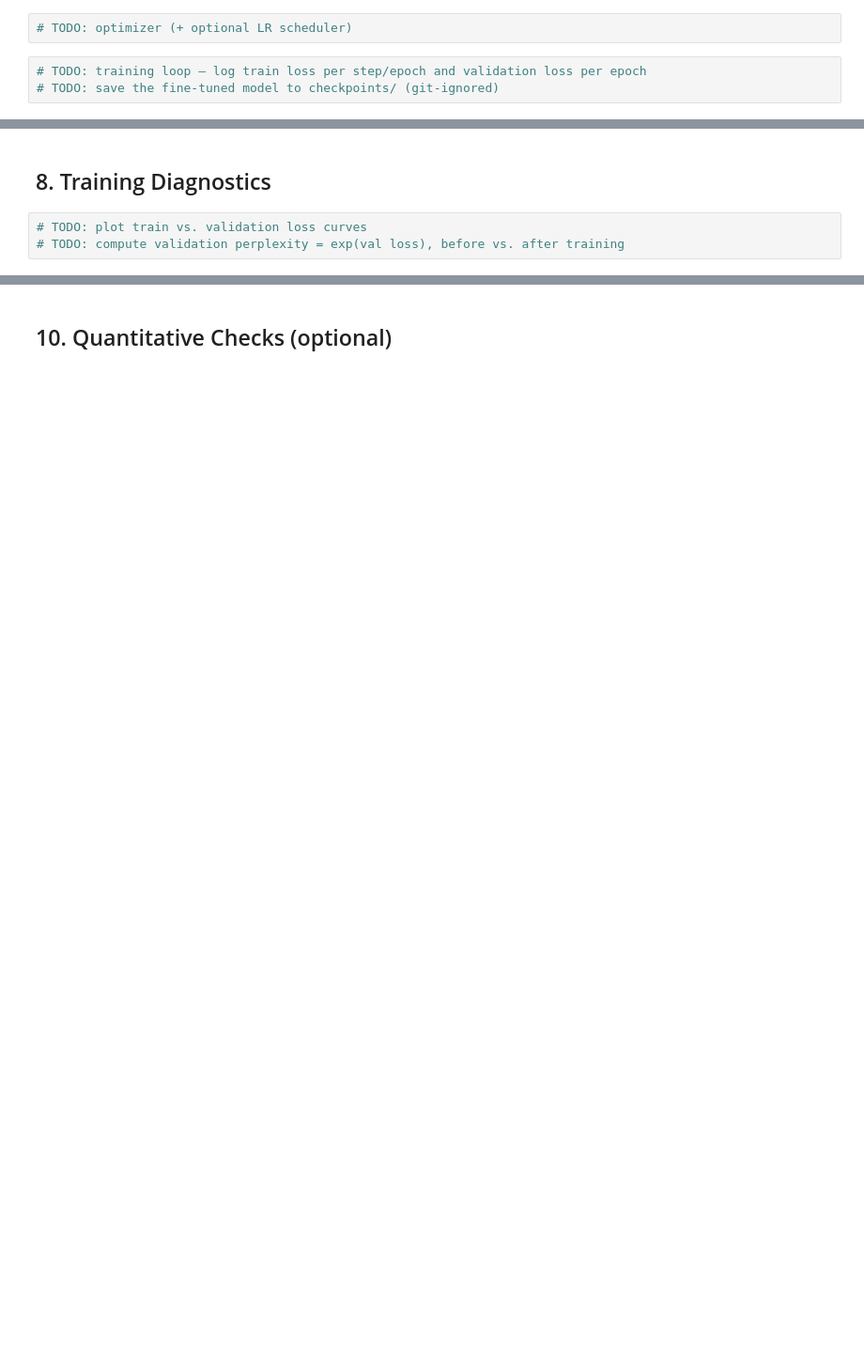
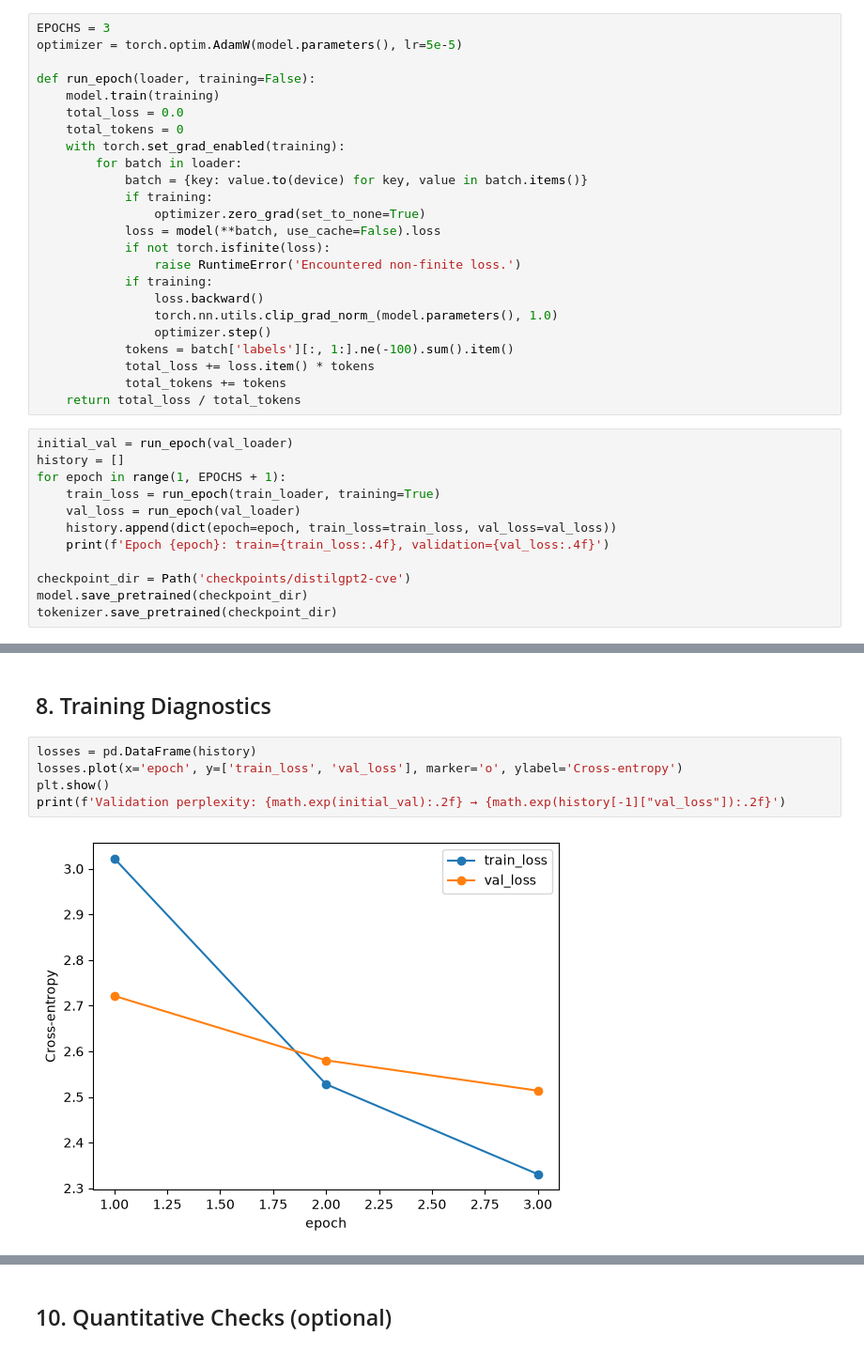
Before and after one commit to vutran-us/generative-ai-applications-project, a Jupyter notebook: generative_model.ipynb, the cells around one changed output, grey strips where cells are left out. Shown at 94% size. Cells and saved outputs as stored; diff of their text form; blank space fills up the shorter version.

```diff
--- a/generative_model.ipynb
+++ b/generative_model.ipynb
@@ -75,5 +334,36 @@ _TODO: why this data suits a generative task (human-written by CNAs, consistent
 # %%
-# TODO: optimizer (+ optional LR scheduler)
+EPOCHS = 3
+optimizer = torch.optim.AdamW(model.parameters(), lr=5e-5)
+
+def run_epoch(loader, training=False):
+    model.train(training)
+    total_loss = 0.0
+    total_tokens = 0
+    with torch.set_grad_enabled(training):
+        for batch in loader:
+            batch = {key: value.to(device) for key, value in batch.items()}
+            if training:
+                optimizer.zero_grad(set_to_none=True)
+            loss = model(**batch, use_cache=False).loss
+            if not torch.isfinite(loss):
+                raise RuntimeError('Encountered non-finite loss.')
+            if training:
+                loss.backward()
+                torch.nn.utils.clip_grad_norm_(model.parameters(), 1.0)
+                optimizer.step()
+            tokens = batch['labels'][:, 1:].ne(-100).sum().item()
+            total_loss += loss.item() * tokens
+            total_tokens += tokens
+    return total_loss / total_tokens
 # %%
-# TODO: training loop — log train loss per step/epoch and validation loss per epoch
-# TODO: save the fine-tuned model to checkpoints/ (git-ignored)
+initial_val = run_epoch(val_loader)
+history = []
+for epoch in range(1, EPOCHS + 1):
+    train_loss = run_epoch(train_loader, training=True)
+    val_loss = run_epoch(val_loader)
+    history.append(dict(epoch=epoch, train_loss=train_loss, val_loss=val_loss))
+    print(f'Epoch {epoch}: train={train_loss:.4f}, validation={val_loss:.4f}')
+
+checkpoint_dir = Path('checkpoints/distilgpt2-cve')
+model.save_pretrained(checkpoint_dir)
+tokenizer.save_pretrained(checkpoint_dir)
@@ -80,5 +377,9 @@ _TODO: why this data suits a generative task (human-written by CNAs, consistent
 # %% [markdown]
 ## 8. Training Diagnostics
 # %%
-# TODO: plot train vs. validation loss curves
-# TODO: compute validation perplexity = exp(val loss), before vs. after training
+losses = pd.DataFrame(history)
+losses.plot(x='epoch', y=['train_loss', 'val_loss'], marker='o', ylabel='Cross-entropy')
+plt.show()
+print(f'Validation perplexity: {math.exp(initial_val):.2f} → {math.exp(history[-1]["val_loss"]):.2f}')
+# %% [output]
+[figure, added]
```
Also changed, not shown: parts of 27 cells of this notebook, 2 other files.
